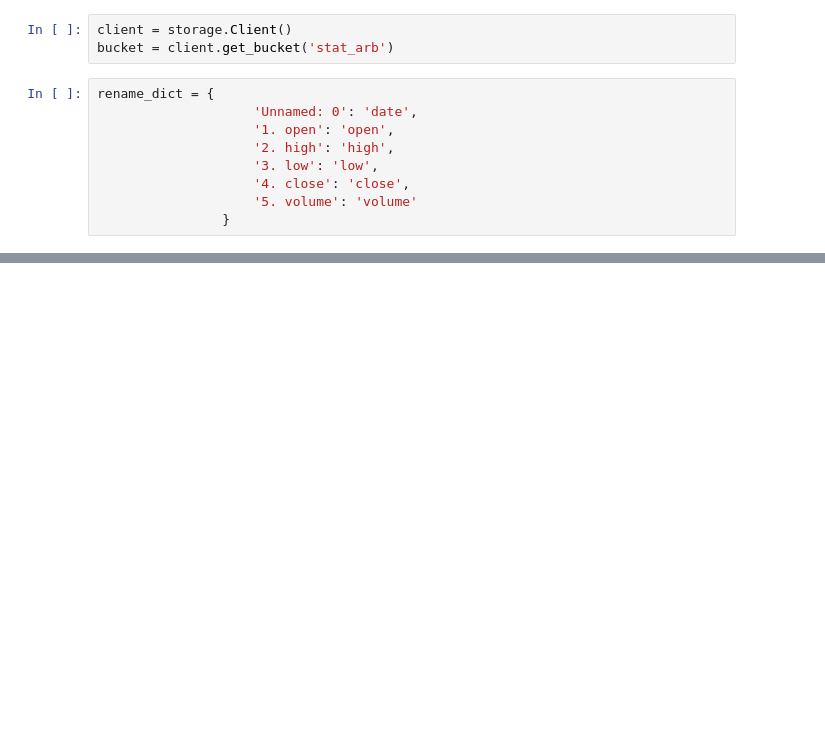
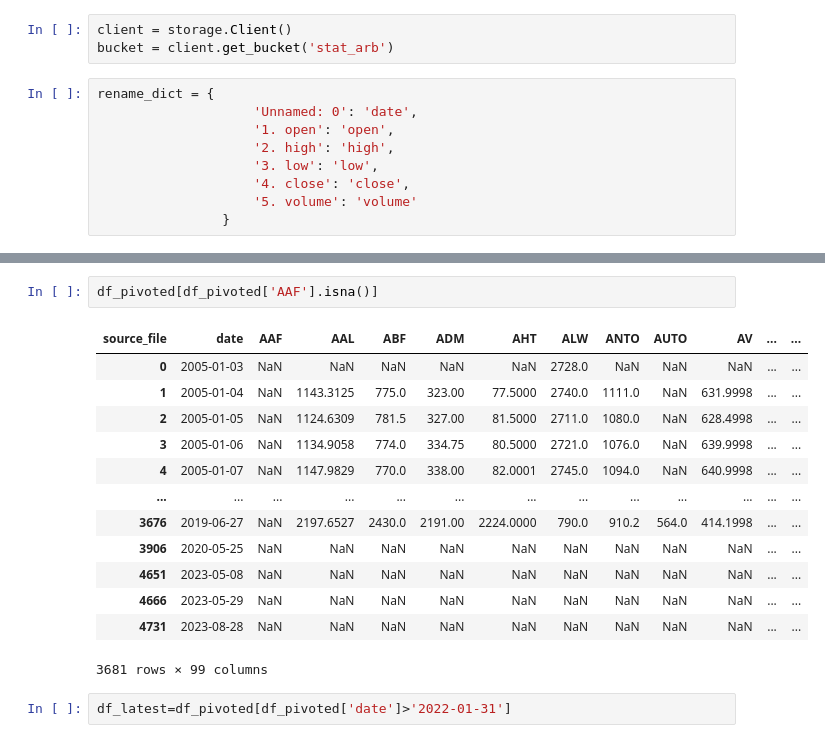
Before and after one commit to Ilse-hutten/index-arbitrage, a Jupyter notebook: notebooks/smita.ipynb, the cells around one changed output, grey strips where cells are left out. Saved outputs shown, nothing was run; the diff lists cells and outputs as text; blank space fills up the shorter version.

```diff
--- a/notebooks/smita.ipynb
+++ b/notebooks/smita.ipynb
@@ -93,0 +121,18 @@ Merging completed successfully!
+# %%
+df_pivoted[df_pivoted['AAF'].isna()]
+# %% [output]
+| source_file | date | AAF | AAL | ABF | ADM | AHT | ALW | ANTO | AUTO | AV | ... | ... |
+| 0 | 2005-01-03 | NaN | NaN | NaN | NaN | NaN | 2728.0 | NaN | NaN | NaN | ... | ... |
+| 1 | 2005-01-04 | NaN | 1143.3125 | 775.0 | 323.00 | 77.5000 | 2740.0 | 1111.0 | NaN | 631.9998 | ... | ... |
+| 2 | 2005-01-05 | NaN | 1124.6309 | 781.5 | 327.00 | 81.5000 | 2711.0 | 1080.0 | NaN | 628.4998 | ... | ... |
+| 3 | 2005-01-06 | NaN | 1134.9058 | 774.0 | 334.75 | 80.5000 | 2721.0 | 1076.0 | NaN | 639.9998 | ... | ... |
+| 4 | 2005-01-07 | NaN | 1147.9829 | 770.0 | 338.00 | 82.0001 | 2745.0 | 1094.0 | NaN | 640.9998 | ... | ... |
+| ... | ... | ... | ... | ... | ... | ... | ... | ... | ... | ... | ... | ... |
+| 3676 | 2019-06-27 | NaN | 2197.6527 | 2430.0 | 2191.00 | 2224.0000 | 790.0 | 910.2 | 564.0 | 414.1998 | ... | ... |
+| 3906 | 2020-05-25 | NaN | NaN | NaN | NaN | NaN | NaN | NaN | NaN | NaN | ... | ... |
+| 4651 | 2023-05-08 | NaN | NaN | NaN | NaN | NaN | NaN | NaN | NaN | NaN | ... | ... |
+| 4666 | 2023-05-29 | NaN | NaN | NaN | NaN | NaN | NaN | NaN | NaN | NaN | ... | ... |
+| 4731 | 2023-08-28 | NaN | NaN | NaN | NaN | NaN | NaN | NaN | NaN | NaN | ... | ... |
+3681 rows × 99 columns
+# %%
+df_latest=df_pivoted[df_pivoted['date']>'2022-01-31']
```
Also changed, not shown: parts of 16 cells of this notebook.
